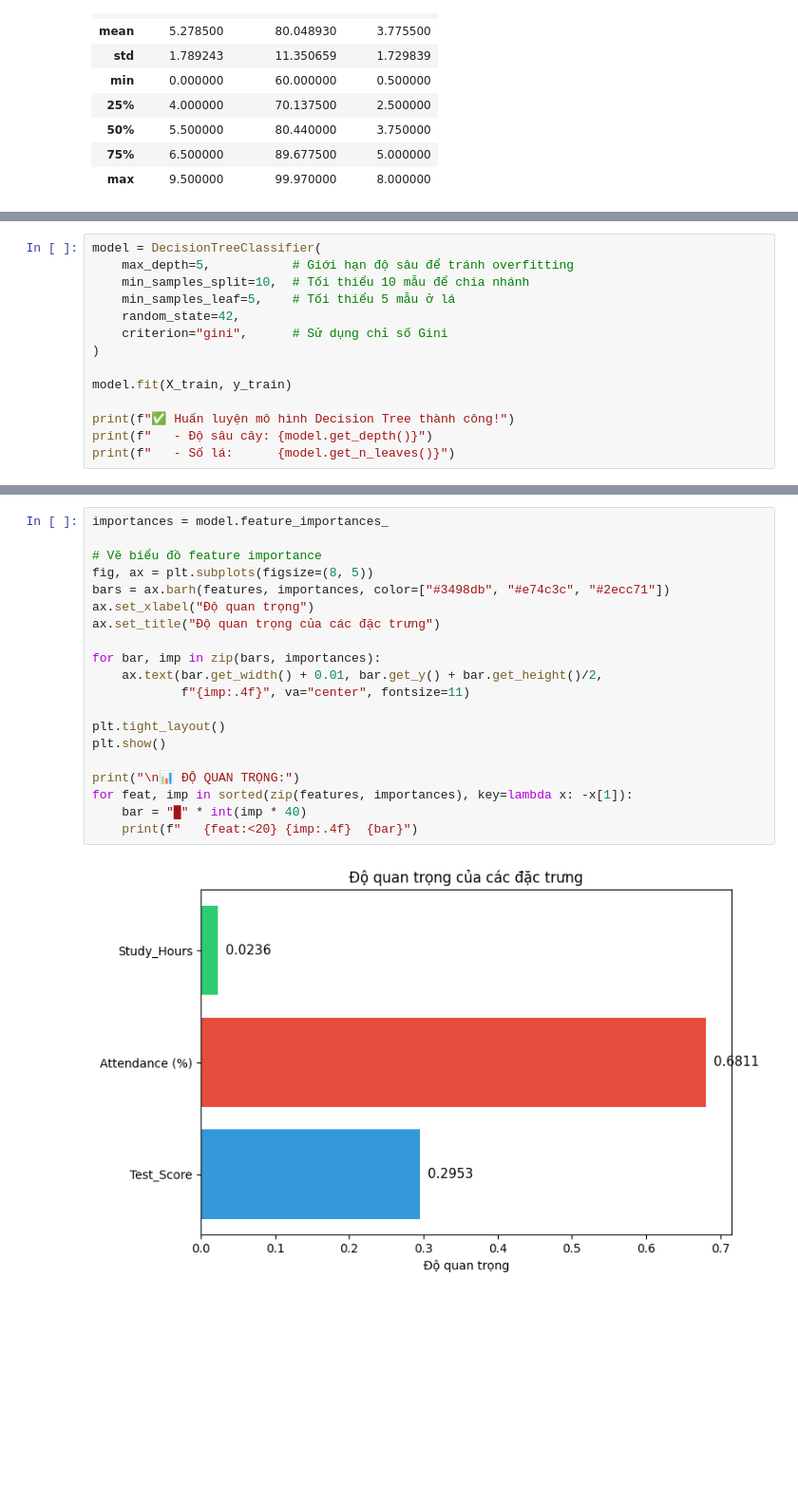
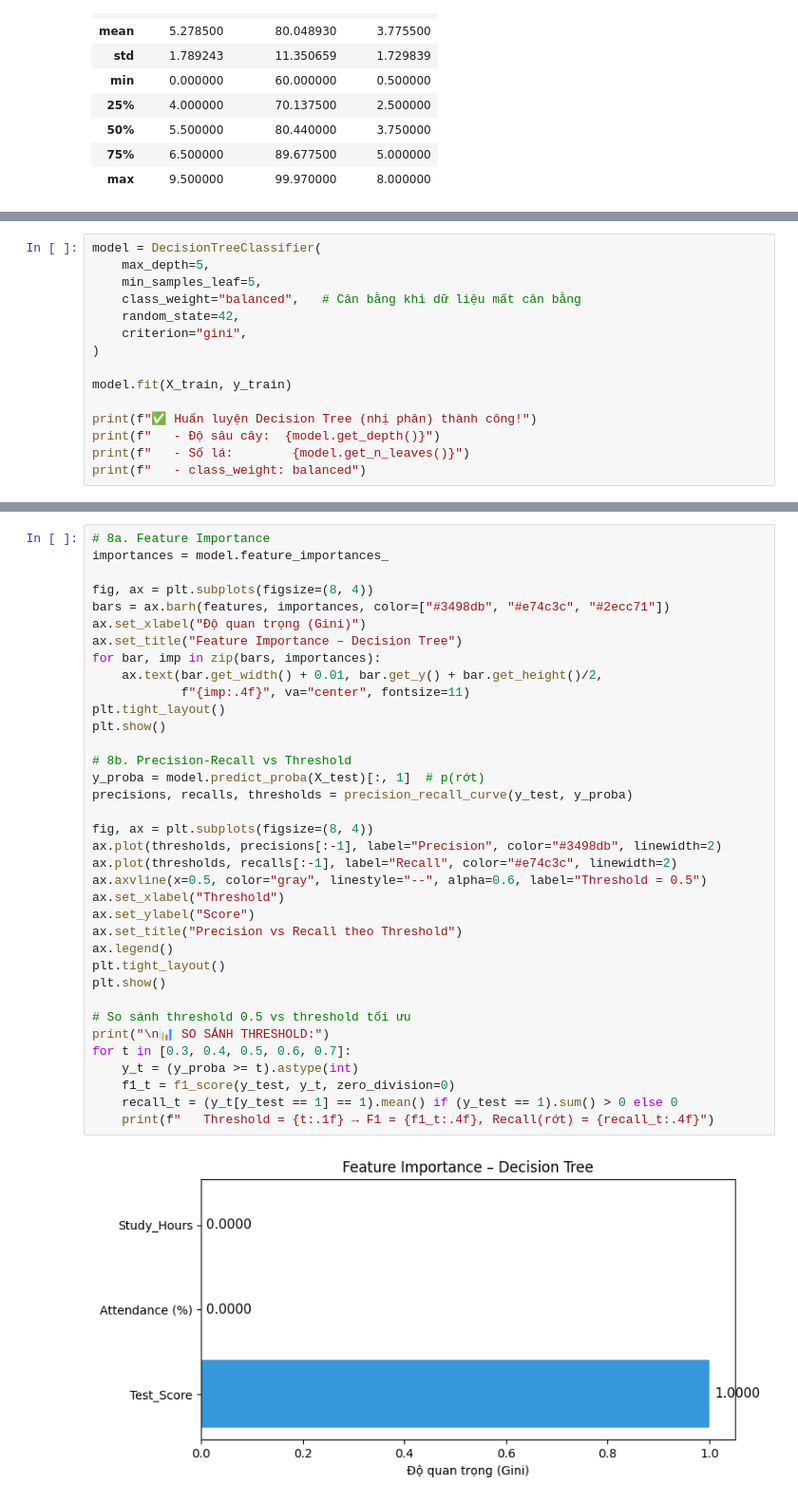
Before and after one commit to demo01-thtra/HHTRQD, a Jupyter notebook: AI/train_model.ipynb, the cells around one changed output, grey strips where cells are left out. Shown at 95% size. Drawn from its saved outputs; the diff is of its cells as text; blank space fills up the shorter version.

```diff
--- a/AI/train_model.ipynb
+++ b/AI/train_model.ipynb
@@ -127,15 +140,16 @@ print(f"   - Test:  {len(X_test)} mẫu (20%)")
 # %%
 model = DecisionTreeClassifier(
-    max_depth=5,           # Giới hạn độ sâu để tránh overfitting
-    min_samples_split=10,  # Tối thiểu 10 mẫu để chia nhánh
-    min_samples_leaf=5,    # Tối thiểu 5 mẫu ở lá
+    max_depth=5,
+    min_samples_leaf=5,
+    class_weight="balanced",   # Cân bằng khi dữ liệu mất cân bằng
     random_state=42,
-    criterion="gini",      # Sử dụng chỉ số Gini
+    criterion="gini",
 )
 
 model.fit(X_train, y_train)
 
-print(f"✅ Huấn luyện mô hình Decision Tree thành công!")
-print(f"   - Độ sâu cây: {model.get_depth()}")
-print(f"   - Số lá:      {model.get_n_leaves()}")
+print(f"✅ Huấn luyện Decision Tree (nhị phân) thành công!")
+print(f"   - Độ sâu cây:  {model.get_depth()}")
+print(f"   - Số lá:        {model.get_n_leaves()}")
+print(f"   - class_weight: balanced")
 # %% [output]
@@ -220,22 +239,38 @@ print("💾 Đã lưu hình cây quyết định: decision_tree.png")
 # %%
+# 8a. Feature Importance
 importances = model.feature_importances_
 
-# Vẽ biểu đồ feature importance
-fig, ax = plt.subplots(figsize=(8, 5))
+fig, ax = plt.subplots(figsize=(8, 4))
 bars = ax.barh(features, importances, color=["#3498db", "#e74c3c", "#2ecc71"])
-ax.set_xlabel("Độ quan trọng")
-ax.set_title("Độ quan trọng của các đặc trưng")
-
+ax.set_xlabel("Độ quan trọng (Gini)")
+ax.set_title("Feature Importance – Decision Tree")
 for bar, imp in zip(bars, importances):
     ax.text(bar.get_width() + 0.01, bar.get_y() + bar.get_height()/2,
             f"{imp:.4f}", va="center", fontsize=11)
-
 plt.tight_layout()
 plt.show()
 
-print("\n📊 ĐỘ QUAN TRỌNG:")
-for feat, imp in sorted(zip(features, importances), key=lambda x: -x[1]):
-    bar = "█" * int(imp * 40)
-    print(f"   {feat:<20} {imp:.4f}  {bar}")
+# 8b. Precision-Recall vs Threshold
+y_proba = model.predict_proba(X_test)[:, 1]  # p(rớt)
+precisions, recalls, thresholds = precision_recall_curve(y_test, y_proba)
+
+fig, ax = plt.subplots(figsize=(8, 4))
+ax.plot(thresholds, precisions[:-1], label="Precision", color="#3498db", linewidth=2)
+ax.plot(thresholds, recalls[:-1], label="Recall", color="#e74c3c", linewidth=2)
+ax.axvline(x=0.5, color="gray", linestyle="--", alpha=0.6, label="Threshold = 0.5")
+ax.set_xlabel("Threshold")
+ax.set_ylabel("Score")
+ax.set_title("Precision vs Recall theo Threshold")
+ax.legend()
+plt.tight_layout()
+plt.show()
+
+# So sánh threshold 0.5 vs threshold tối ưu
+print("\n📊 SO SÁNH THRESHOLD:")
+for t in [0.3, 0.4, 0.5, 0.6, 0.7]:
+    y_t = (y_proba >= t).astype(int)
+    f1_t = f1_score(y_test, y_t, zero_division=0)
+    recall_t = (y_t[y_test == 1] == 1).mean() if (y_test == 1).sum() > 0 else 0
+    print(f"   Threshold = {t:.1f} → F1 = {f1_t:.4f}, Recall(rớt) = {recall_t:.4f}")
 # %% [output]
-[figure, old version]
+[figure, new version]
```
Also changed, not shown: parts of 23 cells of this notebook, 22 other files.
